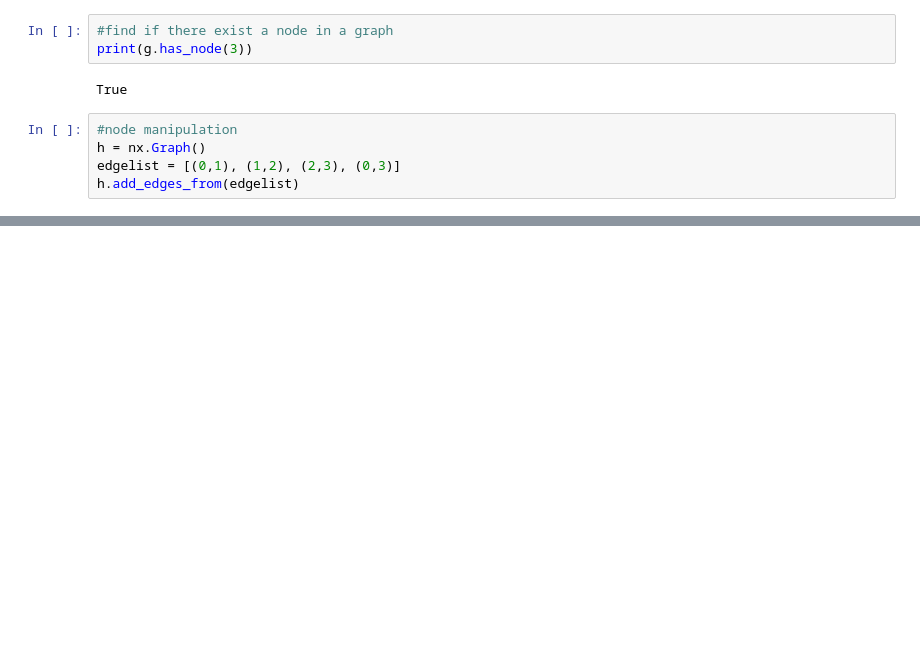
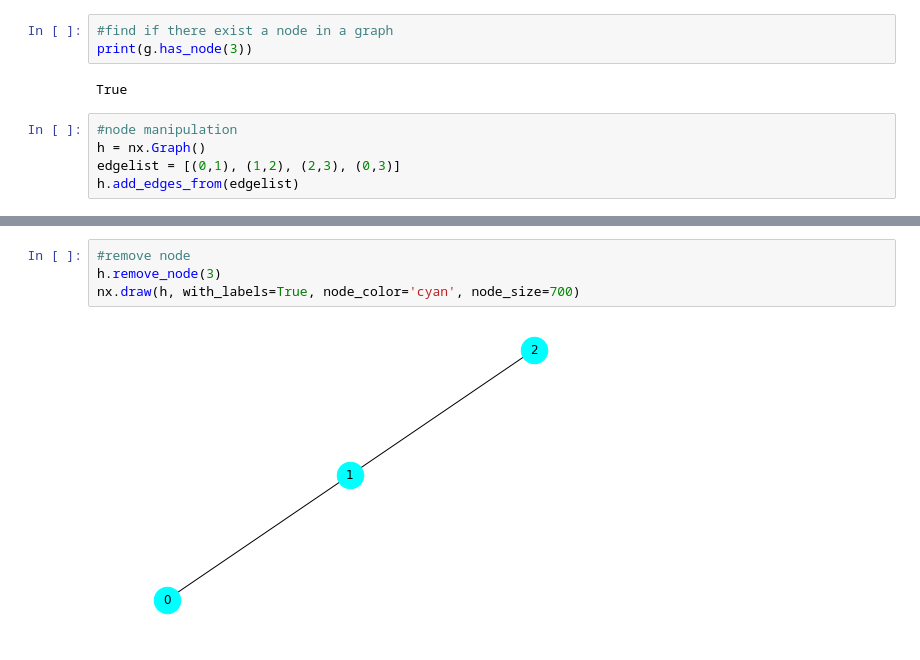
Before and after one commit to abbiyanaila/graphs.social.network.analythics, a Jupyter notebook: basic.ipynb, the cells around one changed output, grey strips where cells are left out. Drawn from its saved outputs; the diff is of its cells as text; blank space fills up the shorter version.

```diff
--- a/basic.ipynb
+++ b/basic.ipynb
@@ -93,0 +94,6 @@ nx.draw(h, with_labels=True, node_color='cyan', node_size=700)
+# %%
+#remove node
+h.remove_node(3)
+nx.draw(h, with_labels=True, node_color='cyan', node_size=700)
+# %% [output]
+[figure, added]
```
Also changed, not shown: parts of 40 cells of this notebook.
